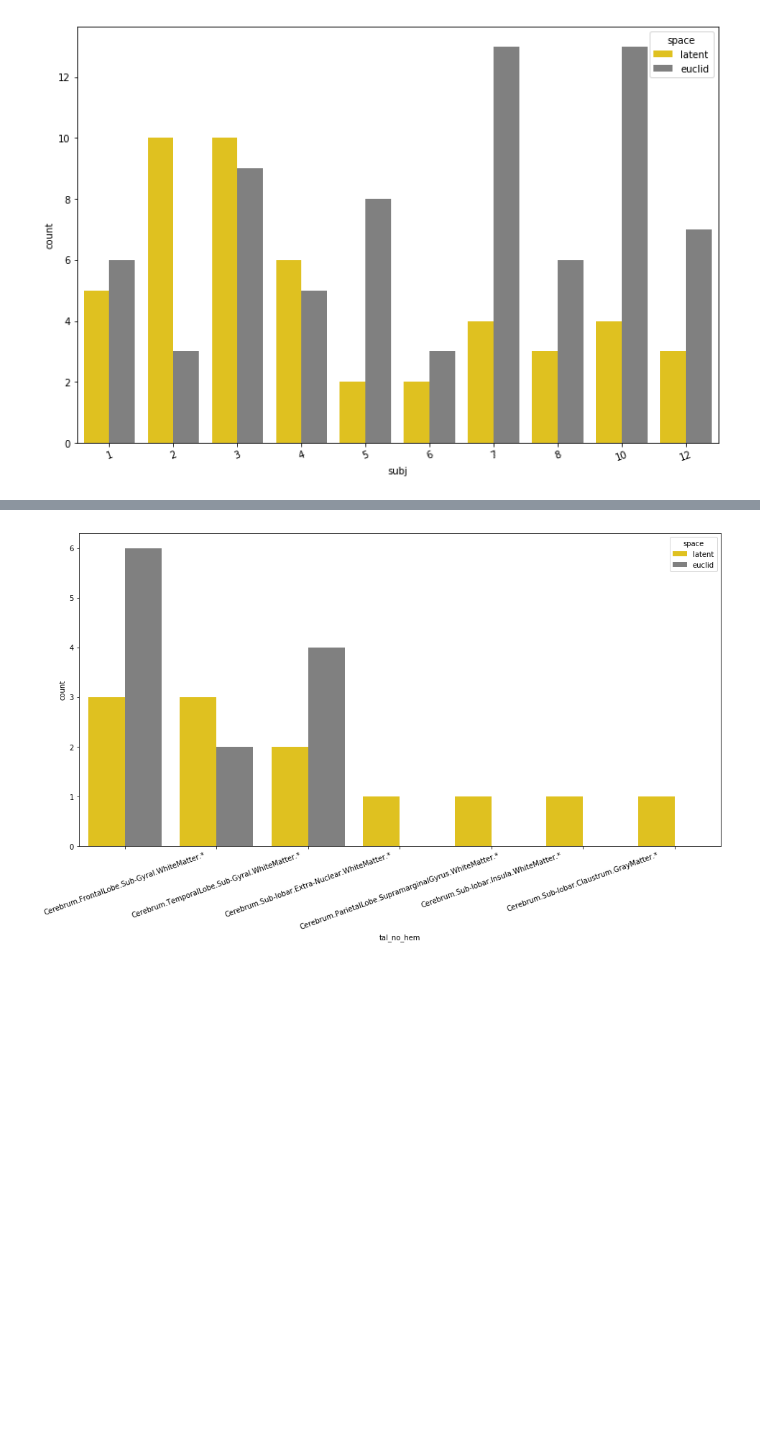
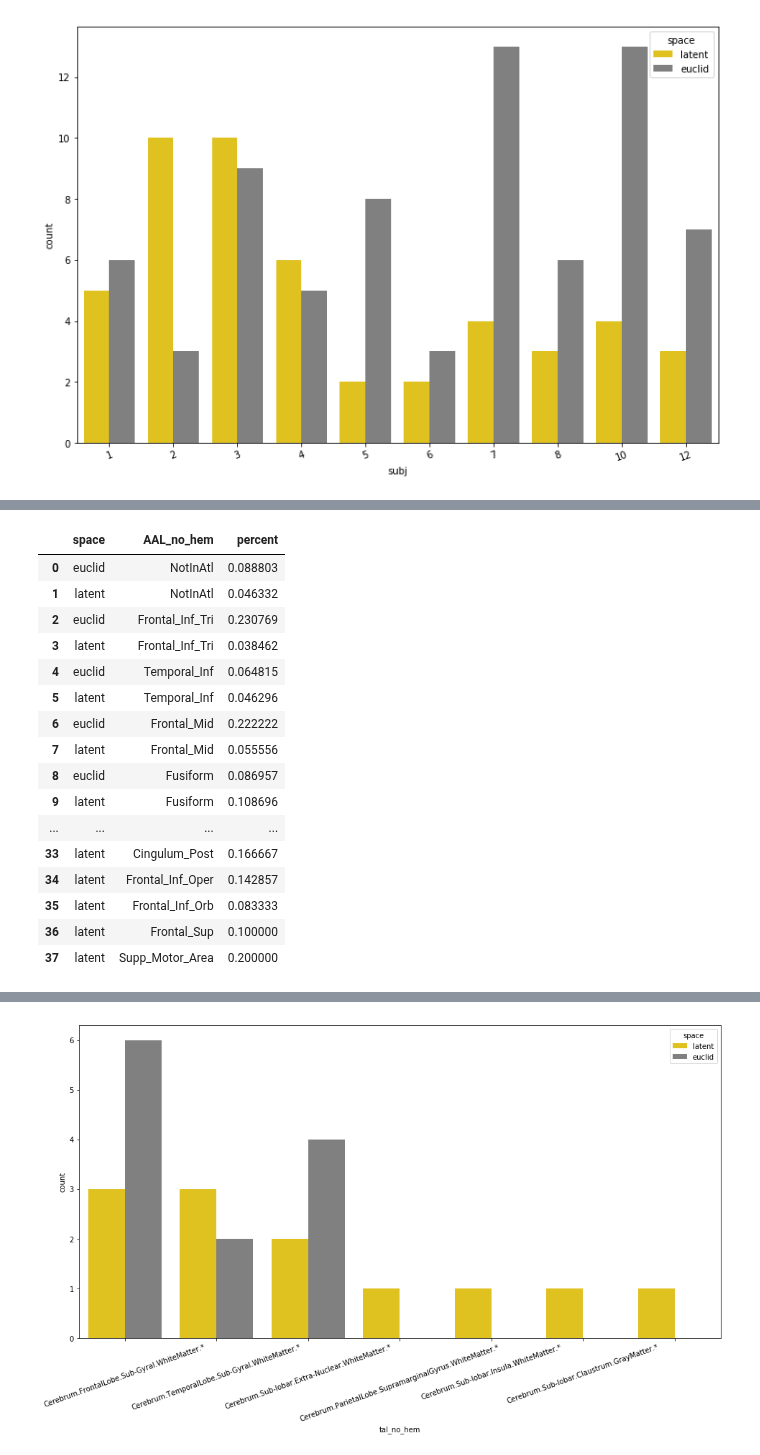
Before and after one commit to jastiso/statistical_learning, a Jupyter notebook: scripts/searchlight.ipynb, the cells around one changed output, grey strips where cells are left out. Drawn from its saved outputs; the diff is of its cells as text; code cells hidden in the pictures; blank space fills up the shorter version.

```diff
--- a/scripts/searchlight.ipynb
+++ b/scripts/searchlight.ipynb
@@ -169,3 +169,23 @@ plt.xticks(rotation=20)
+# %%
+sig_avg[['space','AAL_no_hem','percent']]
+# %% [output]
+|  | space | AAL_no_hem | percent |
+| 0 | euclid | NotInAtl | 0.088803 |
+| 1 | latent | NotInAtl | 0.046332 |
+| 2 | euclid | Frontal_Inf_Tri | 0.230769 |
+| 3 | latent | Frontal_Inf_Tri | 0.038462 |
+| 4 | euclid | Temporal_Inf | 0.064815 |
+| 5 | latent | Temporal_Inf | 0.046296 |
+| 6 | euclid | Frontal_Mid | 0.222222 |
+| 7 | latent | Frontal_Mid | 0.055556 |
+| 8 | euclid | Fusiform | 0.086957 |
+| 9 | latent | Fusiform | 0.108696 |
+| ... | ... | ... | ... |
+| 33 | latent | Cingulum_Post | 0.166667 |
+| 34 | latent | Frontal_Inf_Oper | 0.142857 |
+| 35 | latent | Frontal_Inf_Orb | 0.083333 |
+| 36 | latent | Frontal_Sup | 0.100000 |
+| 37 | latent | Supp_Motor_Area | 0.200000 |
 # %%
 fig = plt.figure(figsize=(16,8))
 atlas = 'AAL_no_hem'
```
Also changed, not shown: parts of 3 cells of this notebook, 6 other files.
